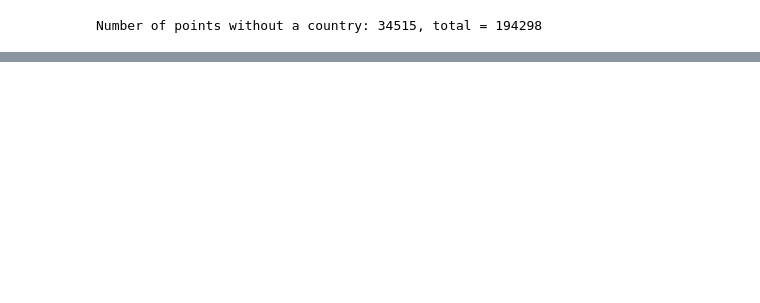
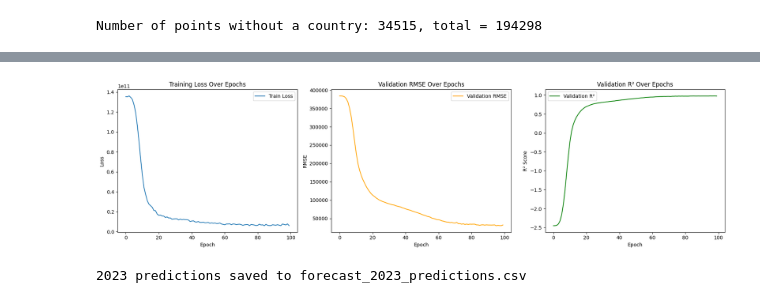
Before and after one commit to Ahmed-Sameh-MM/Crop-Yield-Predictor, a Jupyter notebook: code.ipynb, the cells around one changed output, grey strips where cells are left out. Cells and saved outputs as stored; diff of their text form; code cells hidden in the pictures; blank space fills up the shorter version.

Commit message:
Added the latest code notebook and model predictions

```diff
--- a/code.ipynb
+++ b/code.ipynb
@@ -238,0 +547,2 @@ def create_feature_matrix(base_df, env_data_dict):
+# %%
+y = merged_df['total_yield']
@@ -238,0 +569,3 @@ def create_feature_matrix(base_df, env_data_dict):
+# %%
+# Set values for hyperparameters
+num_epochs = 100
@@ -238,0 +580,13 @@ def create_feature_matrix(base_df, env_data_dict):
+# %%
+# Generate combinations
+param_combinations = list(product(*param_grid.values()))
+param_keys = list(param_grid.keys())
+# %%
+# Track best result
+best_model = None
+best_params = None
+best_rmse = float('inf')
+
+best_train_losses = []
+best_val_rmses = []
+best_val_r2s = []
@@ -238,0 +736,30 @@ def create_feature_matrix(base_df, env_data_dict):
+# %%
+plt.figure(figsize=(18, 5))
+
+# Training Loss
+plt.subplot(1, 3, 1)
+plt.plot(best_train_losses, label='Train Loss')
+plt.xlabel('Epoch')
+plt.ylabel('Loss')
+plt.title('Training Loss Over Epochs')
+plt.legend()
+
+# Validation RMSE
+plt.subplot(1, 3, 2)
+plt.plot(best_val_rmses, label='Validation RMSE', color='orange')
+plt.xlabel('Epoch')
+plt.ylabel('RMSE')
+plt.title('Validation RMSE Over Epochs')
+plt.legend()
+
+plt.subplot(1, 3, 3)
+plt.plot(best_val_r2s, label='Validation R²', color='green')
+plt.xlabel('Epoch')
+plt.ylabel('R² Score')
+plt.title('Validation R² Over Epochs')
+plt.legend()
+
+plt.tight_layout()
+plt.show()
+# %% [output]
+[figure, added]
@@ -238,0 +803,12 @@ def create_feature_matrix(base_df, env_data_dict):
+# %%
+# Build final output DataFrame
+forecast_df = pd.DataFrame({
+    'country': countries_for_output,
+    'predicted_total_yield_2023': y_pred_2023
+})
+
+# Save results
+forecast_df.to_csv('forecast_2023_predictions.csv', index=False)
+print("2023 predictions saved to forecast_2023_predictions.csv")
+# %% [output]
+2023 predictions saved to forecast_2023_predictions.csv
```
Also changed, not shown: parts of 49 cells of this notebook, 3 other files.
